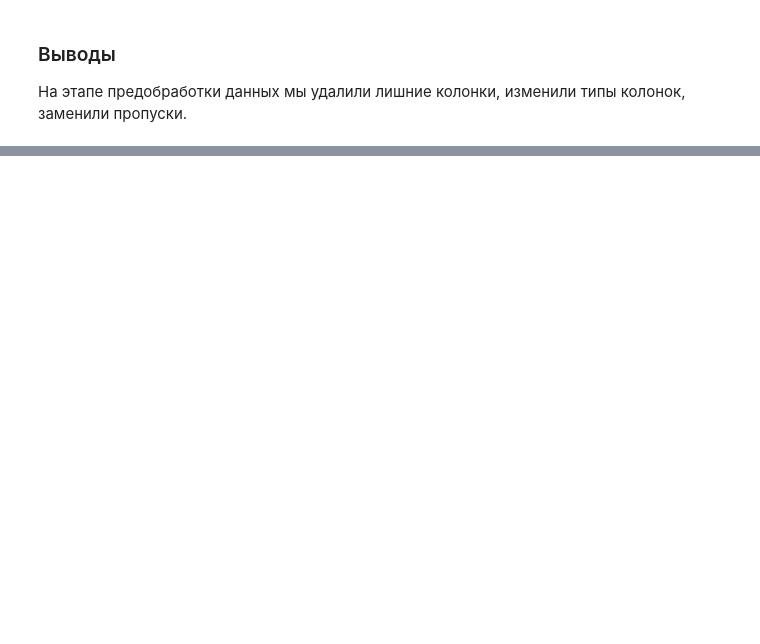
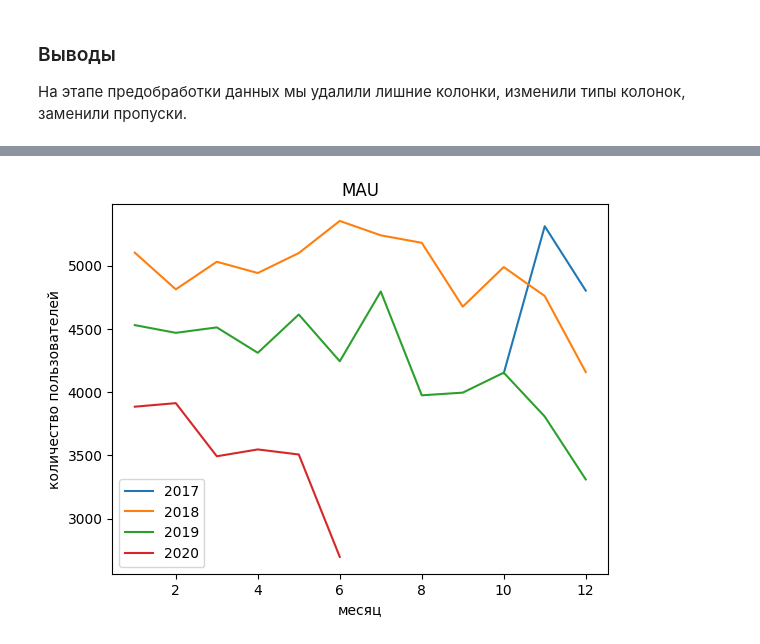
Before and after one commit to dkolesov95/exploratory_data_analysis, a Jupyter notebook: zomato_database/zomato.ipynb, the cells around one changed output, grey strips where cells are left out. Cells and saved outputs as stored; diff of their text form; code cells hidden in the pictures; blank space fills up the shorter version.

```diff
--- a/zomato_database/zomato.ipynb
+++ b/zomato_database/zomato.ipynb
@@ -508,0 +562,25 @@ users = users.drop('Unnamed: 0', axis=1)
+# %%
+def mau(df: pd.DataFrame, year: int) -> pd.DataFrame:
+    df = df[df.order_date.dt.year == year]
+    df['month'] = df.order_date.dt.month
+
+    return df.groupby('month').nunique().user_id
+# %%
+orders_copy = orders.copy()
+years = orders.order_date.apply(lambda x: x.year).unique()
+
+fig, ax = plt.subplots()
+
+for i in years:
+    m = mau(orders_copy, i)
+    ax.plot(m, label=i)
+
+ax.set_title('MAU')
+ax.set_xlabel('месяц')
+ax.set_ylabel('количество пользователей')
+
+ax.legend()
+
+plt.show()
+# %% [output]
+[figure, added]
```
Also changed, not shown: parts of 18 cells of this notebook.
